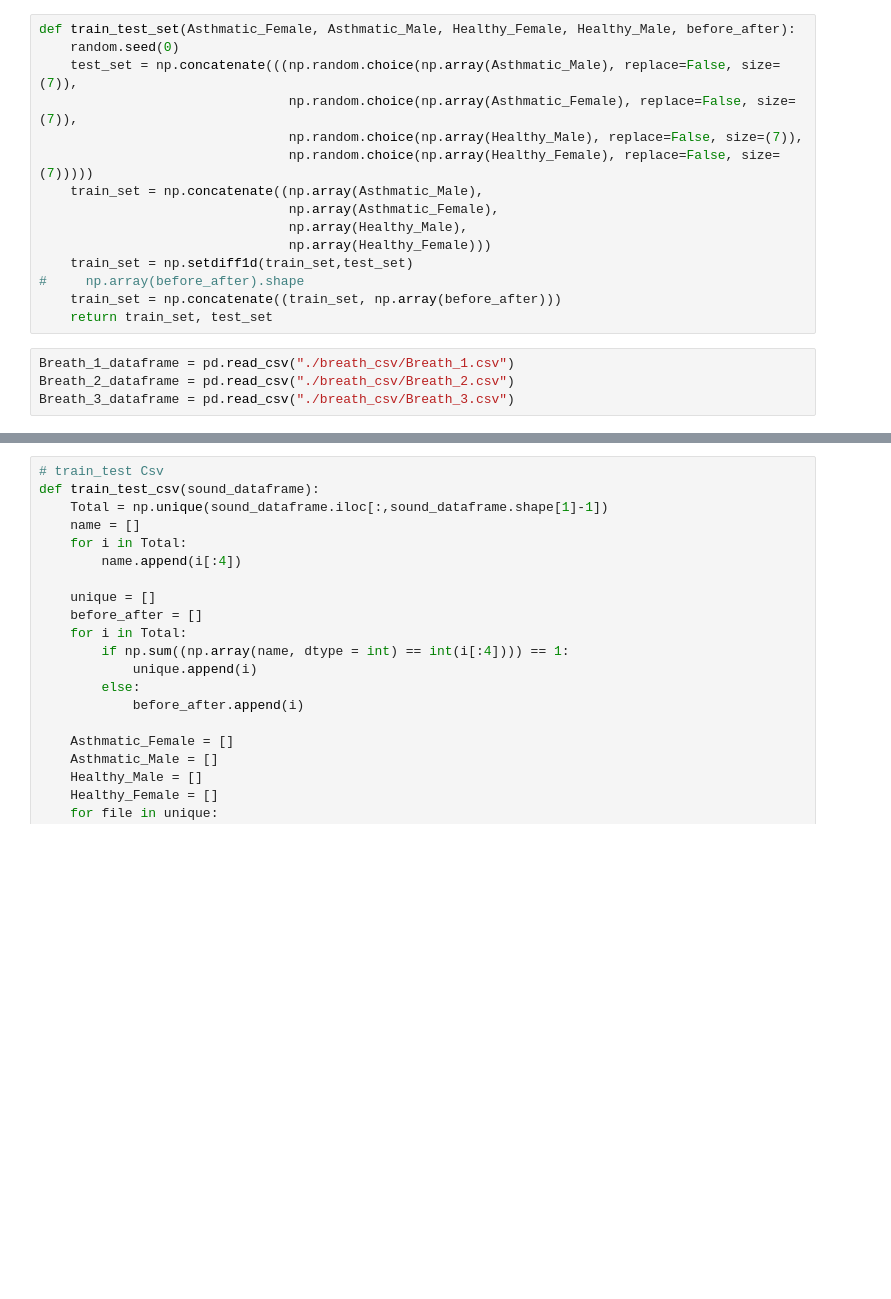
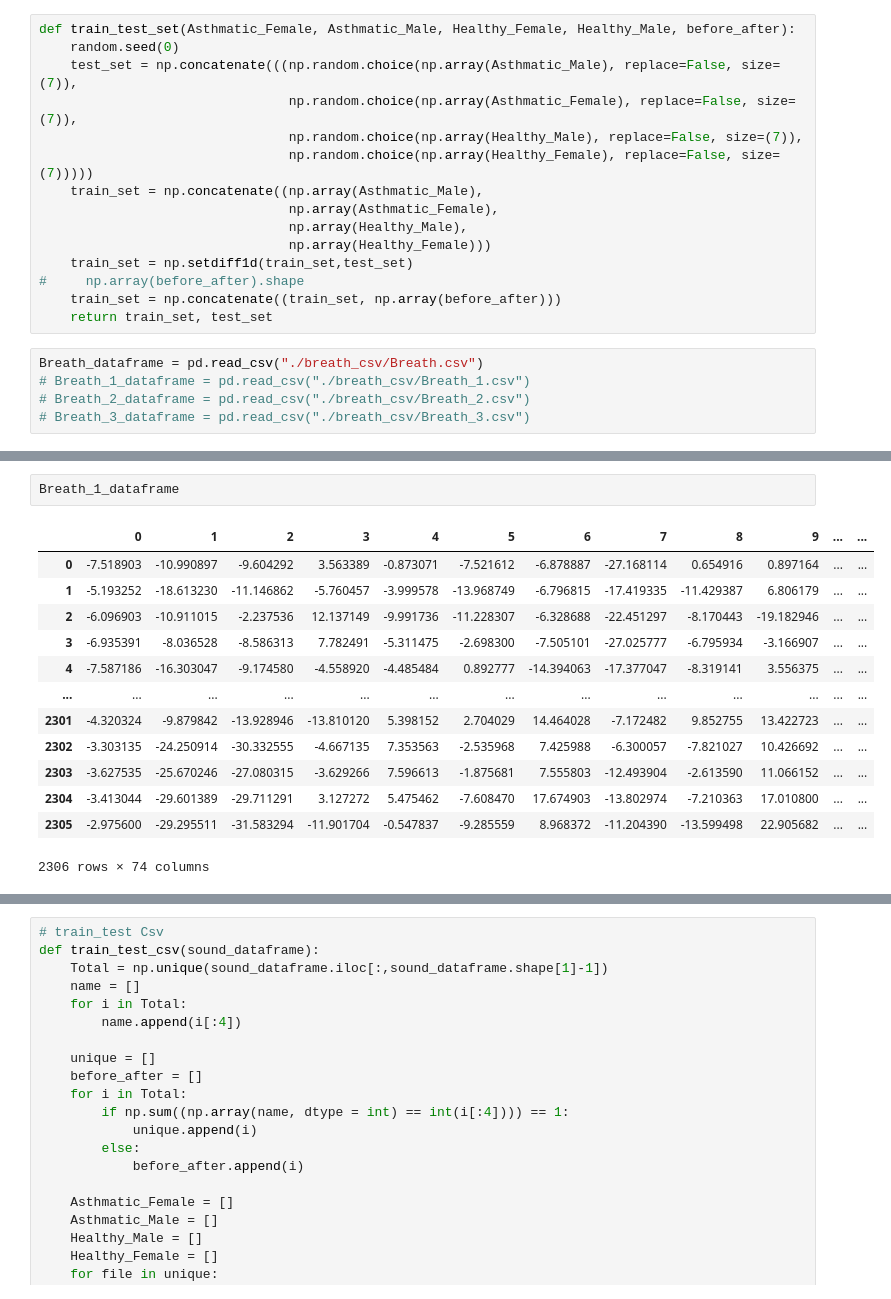
Before and after one commit to akansh12/breath_segmentation, a Jupyter notebook: ML_selection[Breath_segmentation].ipynb, the cells around one changed output, grey strips where cells are left out. Saved outputs shown, nothing was run; the diff lists cells and outputs as text; blank space fills up the shorter version.

```diff
--- a/ML_selection[Breath_segmentation].ipynb
+++ b/ML_selection[Breath_segmentation].ipynb
@@ -37,6 +39,7 @@ def train_test_set(Asthmatic_Female, Asthmatic_Male, Healthy_Female, Healthy_Mal
     train_set = np.concatenate((train_set, np.array(before_after)))
     return train_set, test_set
 # %%
-Breath_1_dataframe = pd.read_csv("./breath_csv/Breath_1.csv")
-Breath_2_dataframe = pd.read_csv("./breath_csv/Breath_2.csv")
-Breath_3_dataframe = pd.read_csv("./breath_csv/Breath_3.csv")
+Breath_dataframe = pd.read_csv("./breath_csv/Breath.csv")
+# Breath_1_dataframe = pd.read_csv("./breath_csv/Breath_1.csv")
+# Breath_2_dataframe = pd.read_csv("./breath_csv/Breath_2.csv")
+# Breath_3_dataframe = pd.read_csv("./breath_csv/Breath_3.csv")
@@ -42,0 +56,16 @@ Breath_3_dataframe = pd.read_csv("./breath_csv/Breath_3.csv")
+# %%
+Breath_1_dataframe
+# %% [output]
+|  | 0 | 1 | 2 | 3 | 4 | 5 | 6 | 7 | 8 | 9 | ... | ... |
+| 0 | -7.518903 | -10.990897 | -9.604292 | 3.563389 | -0.873071 | -7.521612 | -6.878887 | -27.168114 | 0.654916 | 0.897164 | ... | ... |
+| 1 | -5.193252 | -18.613230 | -11.146862 | -5.760457 | -3.999578 | -13.968749 | -6.796815 | -17.419335 | -11.429387 | 6.806179 | ... | ... |
+| 2 | -6.096903 | -10.911015 | -2.237536 | 12.137149 | -9.991736 | -11.228307 | -6.328688 | -22.451297 | -8.170443 | -19.182946 | ... | ... |
+| 3 | -6.935391 | -8.036528 | -8.586313 | 7.782491 | -5.311475 | -2.698300 | -7.505101 | -27.025777 | -6.795934 | -3.166907 | ... | ... |
+| 4 | -7.587186 | -16.303047 | -9.174580 | -4.558920 | -4.485484 | 0.892777 | -14.394063 | -17.377047 | -8.319141 | 3.556375 | ... | ... |
+| ... | ... | ... | ... | ... | ... | ... | ... | ... | ... | ... | ... | ... |
+| 2301 | -4.320324 | -9.879842 | -13.928946 | -13.810120 | 5.398152 | 2.704029 | 14.464028 | -7.172482 | 9.852755 | 13.422723 | ... | ... |
+| 2302 | -3.303135 | -24.250914 | -30.332555 | -4.667135 | 7.353563 | -2.535968 | 7.425988 | -6.300057 | -7.821027 | 10.426692 | ... | ... |
+| 2303 | -3.627535 | -25.670246 | -27.080315 | -3.629266 | 7.596613 | -1.875681 | 7.555803 | -12.493904 | -2.613590 | 11.066152 | ... | ... |
+| 2304 | -3.413044 | -29.601389 | -29.711291 | 3.127272 | 5.475462 | -7.608470 | 17.674903 | -13.802974 | -7.210363 | 17.010800 | ... | ... |
+| 2305 | -2.975600 | -29.295511 | -31.583294 | -11.901704 | -0.547837 | -9.285559 | 8.968372 | -11.204390 | -13.599498 | 22.905682 | ... | ... |
+2306 rows × 74 columns
```
Also changed, not shown: parts of 37 cells of this notebook, 12 other files.
